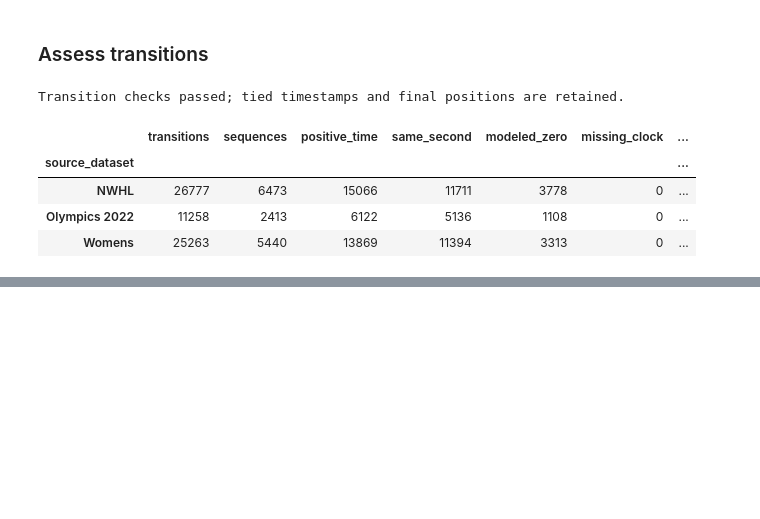
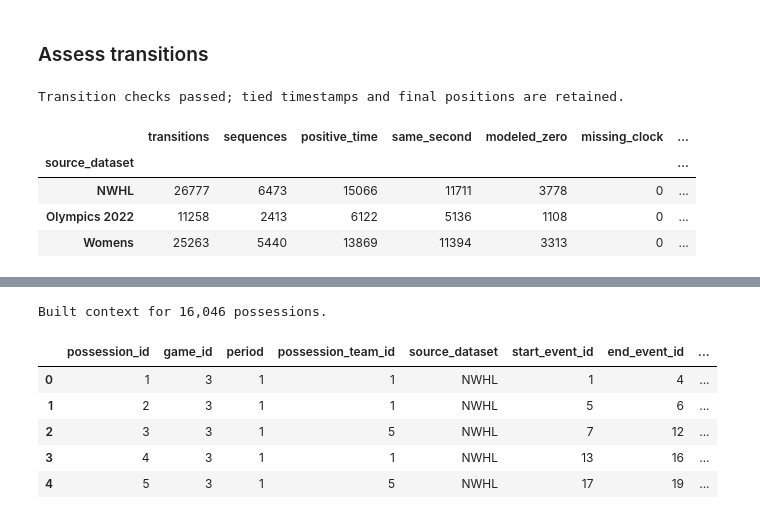
Before and after one commit to Fontaine44/hockey-pace-explorer, a Jupyter notebook: notebooks/02_data_augmentation.ipynb, the cells around one changed output, grey strips where cells are left out. Saved outputs shown, nothing was run; the diff lists cells and outputs as text; code cells hidden in the pictures; blank space fills up the shorter version.

```diff
--- a/notebooks/02_data_augmentation.ipynb
+++ b/notebooks/02_data_augmentation.ipynb
@@ -420,0 +368,62 @@ display(pd.DataFrame([
+# %%
+def build_possession_context(events, games):
+    ordered = events.sort_values("event_id", kind="stable").copy()
+    grouped = ordered.groupby("possession_id", sort=False)
+    context_keys = ["game_id", "period", "possession_team_id", "source_dataset"]
+    if not grouped[context_keys].nunique(dropna=False).eq(1).all().all():
+        raise ValueError("Possessions have inconsistent game, period, owner, or source.")
+
+    ordered["home_score"] = ordered["team_goals"].where(ordered["is_home"], ordered["opponent_goals"])
+    ordered["away_score"] = ordered["opponent_goals"].where(ordered["is_home"], ordered["team_goals"])
+    ordered["home_skaters"] = ordered["team_skaters"].where(ordered["is_home"], ordered["opponent_skaters"])
+    ordered["away_skaters"] = ordered["opponent_skaters"].where(ordered["is_home"], ordered["team_skaters"])
+    ordered["contains_goal"] = ordered["event"].isin(["Goal", "Penalty Shot Goal"])
+    context = ordered.groupby("possession_id", sort=False).agg(
+        game_id=("game_id", "first"),
+        period=("period", "first"),
+        possession_team_id=("possession_team_id", "first"),
+        source_dataset=("source_dataset", "first"),
+        start_event_id=("event_id", "first"),
+        end_event_id=("event_id", "last"),
+        start_clock_seconds=("clock_seconds", "first"),
+        end_clock_seconds=("clock_seconds", "last"),
+        event_count=("event_id", "size"),
+        outcome=("event", "last"),
+        home_score=("home_score", "last"),
+        away_score=("away_score", "last"),
+        home_skaters=("home_skaters", "last"),
+        away_skaters=("away_skaters", "last"),
+        contains_goal=("contains_goal", "any"),
+    ).reset_index()
+
+    game_lookup = games.set_index("game_id")
+    home = context["game_id"].map(game_lookup["home_team_id"])
+    away = context["game_id"].map(game_lookup["away_team_id"])
+    if not (context["possession_team_id"].eq(home) | context["possession_team_id"].eq(away)).all():
+        raise ValueError("A possession owner is not a participating team.")
+    context["home_score"] += (context["contains_goal"] & context["possession_team_id"].eq(home)).astype("Int64")
+    context["away_score"] += (context["contains_goal"] & context["possession_team_id"].eq(away)).astype("Int64")
+
+    integers = ["possession_id", "game_id", "period", "possession_team_id",
+                "start_event_id", "end_event_id", "event_count",
+                "home_score", "away_score", "home_skaters", "away_skaters"]
+    context[integers] = context[integers].astype("Int64")
+    context[["start_clock_seconds", "end_clock_seconds"]] = context[
+        ["start_clock_seconds", "end_clock_seconds"]
+    ].astype("Float64")
+    context[["source_dataset", "outcome"]] = context[["source_dataset", "outcome"]].astype("string")
+    context["contains_goal"] = context["contains_goal"].astype("boolean")
+    return context.sort_values("possession_id", kind="stable").reset_index(drop=True)
+
+
+possession_context_df = build_possession_context(augmented_events_df, games_df)
+print(f"Built context for {len(possession_context_df):,} possessions.")
+display(possession_context_df.head())
+# %% [output]
+Built context for 16,046 possessions.
+|  | possession_id | game_id | period | possession_team_id | source_dataset | start_event_id | end_event_id | ... |
+| 0 | 1 | 3 | 1 | 1 | NWHL | 1 | 4 | ... |
+| 1 | 2 | 3 | 1 | 1 | NWHL | 5 | 6 | ... |
+| 2 | 3 | 3 | 1 | 5 | NWHL | 7 | 12 | ... |
+| 3 | 4 | 3 | 1 | 1 | NWHL | 13 | 16 | ... |
+| 4 | 5 | 3 | 1 | 5 | NWHL | 17 | 19 | ... |
```
Also changed, not shown: parts of 13 cells of this notebook, 19 other files.
